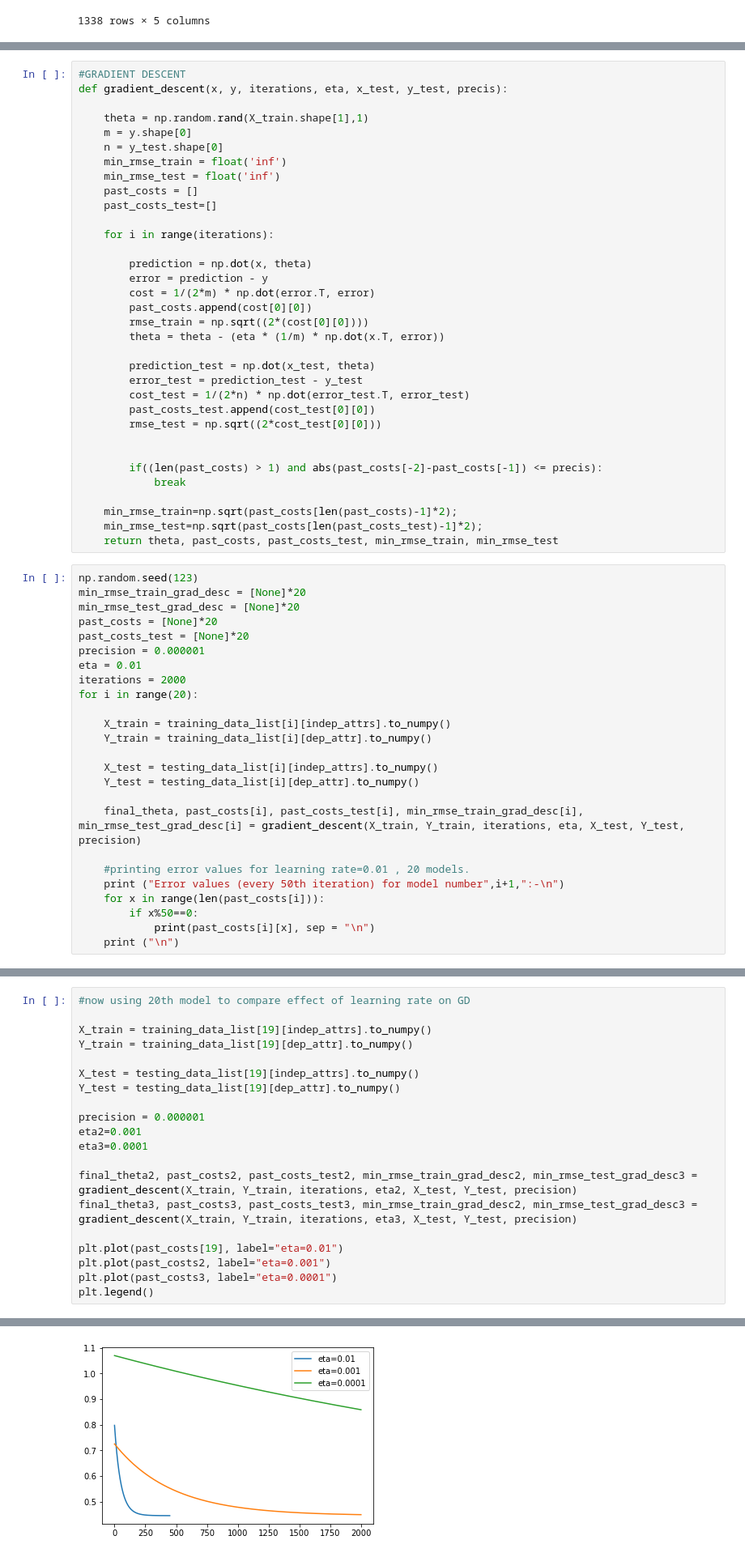
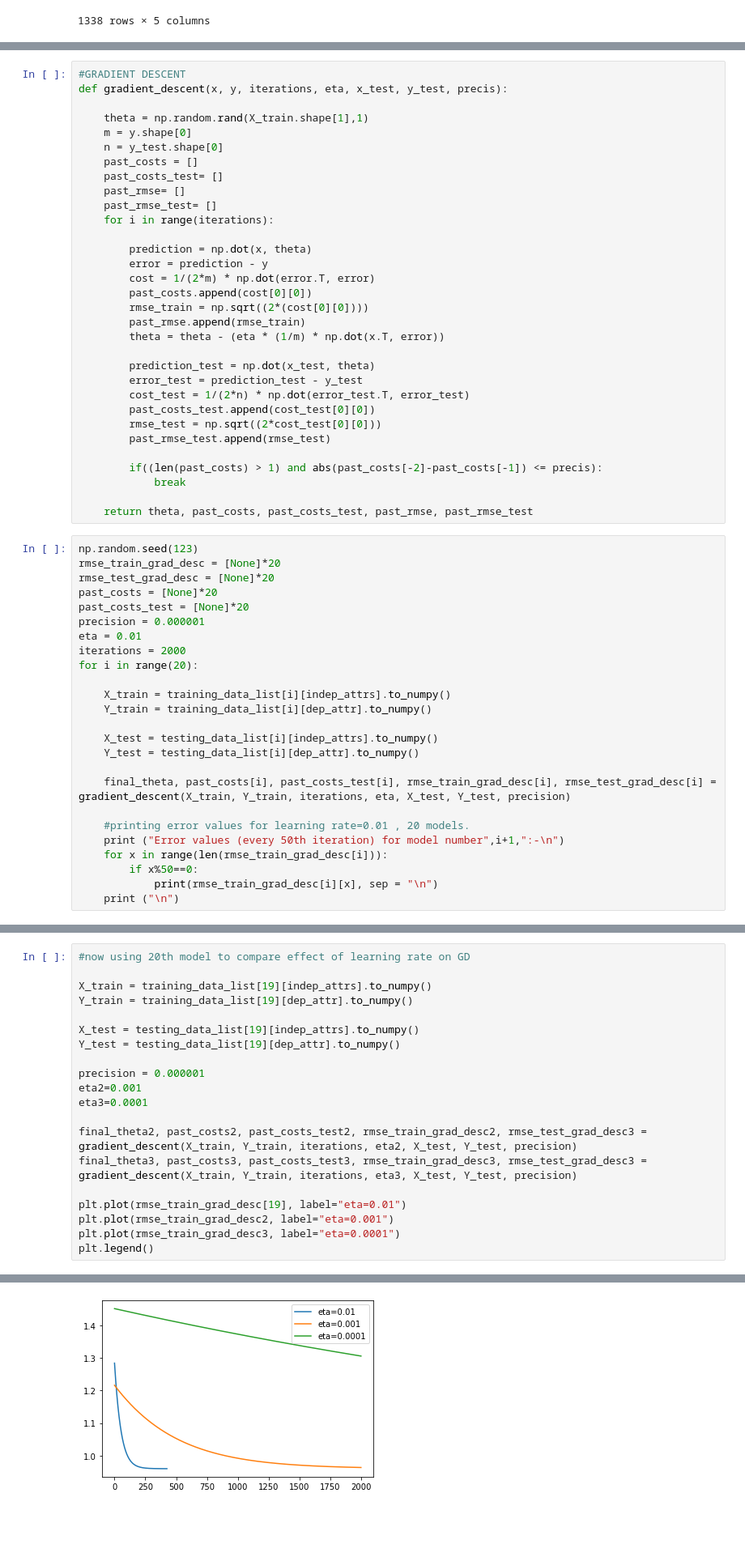
Before and after one commit to hasnainzeenwala/fodsassn, a Jupyter notebook: A2Code.ipynb, the cells around one changed output, grey strips where cells are left out. Shown at 81% size. Drawn from its saved outputs; the diff is of its cells as text; blank space fills up the shorter version.

```diff
--- a/A2Code.ipynb
+++ b/A2Code.ipynb
@@ -97,11 +97,10 @@ def gradient_descent(x, y, iterations, eta, x_test, y_test, precis):
     theta = np.random.rand(X_train.shape[1],1)
     m = y.shape[0]
     n = y_test.shape[0]
-    min_rmse_train = float('inf')
-    min_rmse_test = float('inf')
     past_costs = []
-    past_costs_test=[]
-
+    past_costs_test= []
+    past_rmse= []
+    past_rmse_test= []
     for i in range(iterations):
 
         prediction = np.dot(x, theta)
@@ -109,6 +108,7 @@ def gradient_descent(x, y, iterations, eta, x_test, y_test, precis):
         cost = 1/(2*m) * np.dot(error.T, error)
         past_costs.append(cost[0][0])
         rmse_train = np.sqrt((2*(cost[0][0])))
+        past_rmse.append(rmse_train)
         theta = theta - (eta * (1/m) * np.dot(x.T, error))
 
         prediction_test = np.dot(x_test, theta)
@@ -116,18 +116,16 @@ def gradient_descent(x, y, iterations, eta, x_test, y_test, precis):
         cost_test = 1/(2*n) * np.dot(error_test.T, error_test)
         past_costs_test.append(cost_test[0][0])
         rmse_test = np.sqrt((2*cost_test[0][0]))
-
+        past_rmse_test.append(rmse_test)
 
         if((len(past_costs) > 1) and abs(past_costs[-2]-past_costs[-1]) <= precis):
             break
 
-    min_rmse_train=np.sqrt(past_costs[len(past_costs)-1]*2);
-    min_rmse_test=np.sqrt(past_costs[len(past_costs_test)-1]*2);
-    return theta, past_costs, past_costs_test, min_rmse_train, min_rmse_test
+    return theta, past_costs, past_costs_test, past_rmse, past_rmse_test
 # %%
 np.random.seed(123)
-min_rmse_train_grad_desc = [None]*20
-min_rmse_test_grad_desc = [None]*20
+rmse_train_grad_desc = [None]*20
+rmse_test_grad_desc = [None]*20
 past_costs = [None]*20
 past_costs_test = [None]*20
 precision = 0.000001
@@ -141,13 +139,13 @@ for i in range(20):
     X_test = testing_data_list[i][indep_attrs].to_numpy()
     Y_test = testing_data_list[i][dep_attr].to_numpy()
 
-    final_theta, past_costs[i], past_costs_test[i], min_rmse_train_grad_desc[i], min_rmse_test_grad_desc[i] = gradient_descent(X_train, Y_train, iterations, eta, X_test, Y_test, precision)
+    final_theta, past_costs[i], past_costs_test[i], rmse_train_grad_desc[i], rmse_test_grad_desc[i] = gradient_descent(X_train, Y_train, iterations, eta, X_test, Y_test, precision)
 
     #printing error values for learning rate=0.01 , 20 models.
     print ("Error values (every 50th iteration) for model number",i+1,":-\n")
-    for x in range(len(past_costs[i])):
+    for x in range(len(rmse_train_grad_desc[i])):
         if x%50==0:
-            print(past_costs[i][x], sep = "\n")
+            print(rmse_train_grad_desc[i][x], sep = "\n")
     print ("\n")
 # %% [output]
 Error values (every 50th iteration) for model number 1 :-
@@ -170,23 +168,23 @@ Error values (every 50th iteration) for model number 1 :-
 # %%
 #now using 20th model to compare effect of learning rate on GD
 
 X_train = training_data_list[19][indep_attrs].to_numpy()
 Y_train = training_data_list[19][dep_attr].to_numpy()
 
 X_test = testing_data_list[19][indep_attrs].to_numpy()
 Y_test = testing_data_list[19][dep_attr].to_numpy()
 
 precision = 0.000001
 eta2=0.001
 eta3=0.0001
 
-final_theta2, past_costs2, past_costs_test2, min_rmse_train_grad_desc2, min_rmse_test_grad_desc3 = gradient_descent(X_train, Y_train, iterations, eta2, X_test, Y_test, precision)
-final_theta3, past_costs3, past_costs_test3, min_rmse_train_grad_desc2, min_rmse_test_grad_desc3 = gradient_descent(X_train, Y_train, iterations, eta3, X_test, Y_test, precision)
+final_theta2, past_costs2, past_costs_test2, rmse_train_grad_desc2, rmse_test_grad_desc3 = gradient_descent(X_train, Y_train, iterations, eta2, X_test, Y_test, precision)
+final_theta3, past_costs3, past_costs_test3, rmse_train_grad_desc3, rmse_test_grad_desc3 = gradient_descent(X_train, Y_train, iterations, eta3, X_test, Y_test, precision)
 
-plt.plot(past_costs[19], label="eta=0.01")
-plt.plot(past_costs2, label="eta=0.001")
-plt.plot(past_costs3, label="eta=0.0001")
+plt.plot(rmse_train_grad_desc[19], label="eta=0.01")
+plt.plot(rmse_train_grad_desc2, label="eta=0.001")
+plt.plot(rmse_train_grad_desc3, label="eta=0.0001")
 plt.legend()
 # %% [output]
 <matplotlib.legend.Legend at 0x...>
-[figure, old version]
+[figure, new version]
```
Also changed, not shown: parts of 1 cell of this notebook.
